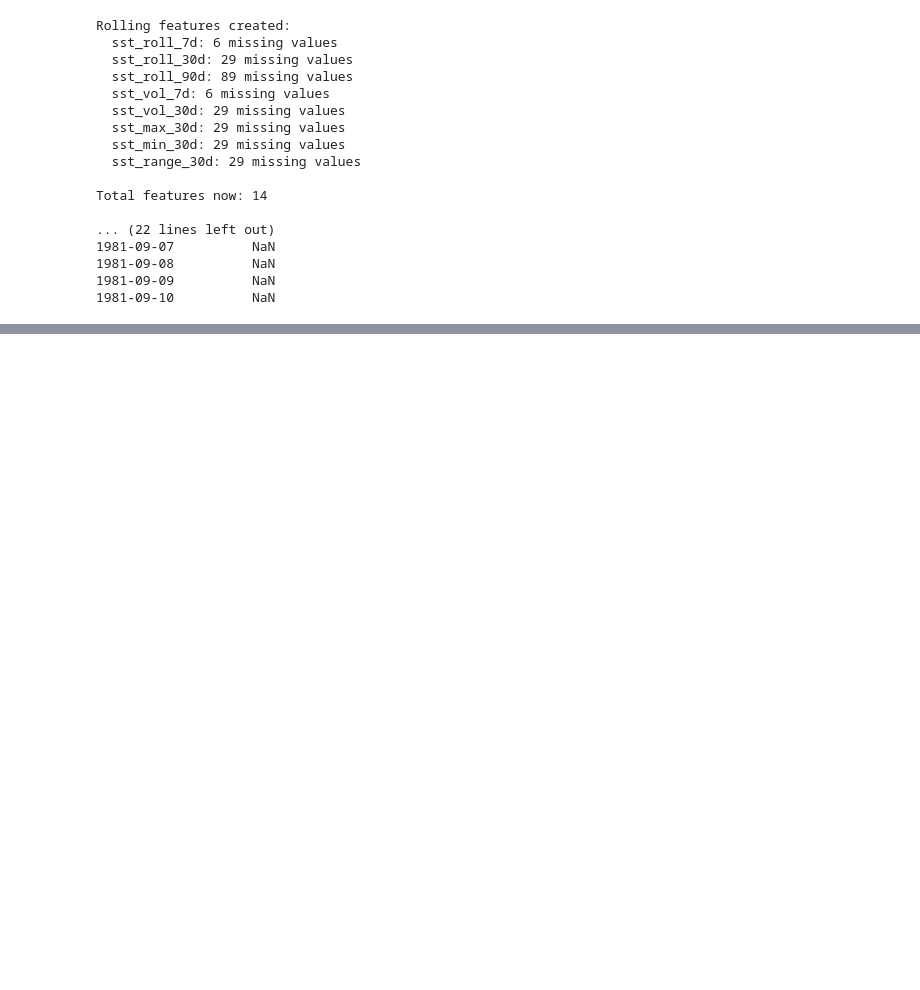
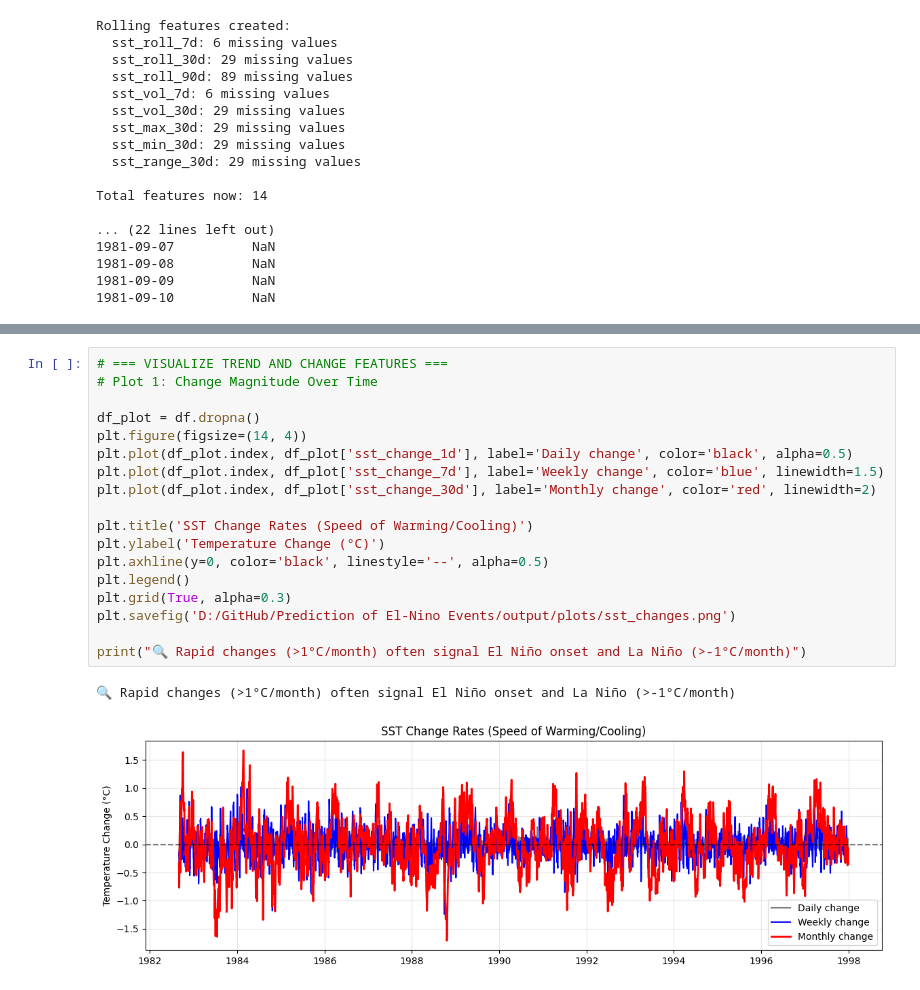
Before and after one commit to DHANA5982/Prediction-of-El-Nino-Events, a Jupyter notebook: notebooks/02_EDA.ipynb, the cells around one changed output, grey strips where cells are left out. Cells and saved outputs as stored; diff of their text form; blank space fills up the shorter version.

```diff
--- a/notebooks/02_EDA.ipynb
+++ b/notebooks/02_EDA.ipynb
@@ -264,0 +355,21 @@ print("• 30-day features balance smoothness vs responsiveness")
+# %%
+# === VISUALIZE TREND AND CHANGE FEATURES ===
+# Plot 1: Change Magnitude Over Time
+
+df_plot = df.dropna()
+plt.figure(figsize=(14, 4))
+plt.plot(df_plot.index, df_plot['sst_change_1d'], label='Daily change', color='black', alpha=0.5)
+plt.plot(df_plot.index, df_plot['sst_change_7d'], label='Weekly change', color='blue', linewidth=1.5)
+plt.plot(df_plot.index, df_plot['sst_change_30d'], label='Monthly change', color='red', linewidth=2)
+
+plt.title('SST Change Rates (Speed of Warming/Cooling)')
+plt.ylabel('Temperature Change (°C)')
+plt.axhline(y=0, color='black', linestyle='--', alpha=0.5)
+plt.legend()
+plt.grid(True, alpha=0.3)
+plt.savefig('D:/GitHub/Prediction of El-Nino Events/output/plots/sst_changes.png')
+
+print("🔍 Rapid changes (>1°C/month) often signal El Niño onset and La Niño (>-1°C/month)")
+# %% [output]
+🔍 Rapid changes (>1°C/month) often signal El Niño onset and La Niño (>-1°C/month)
+[figure, added]
```
Also changed, not shown: parts of 28 cells of this notebook.
